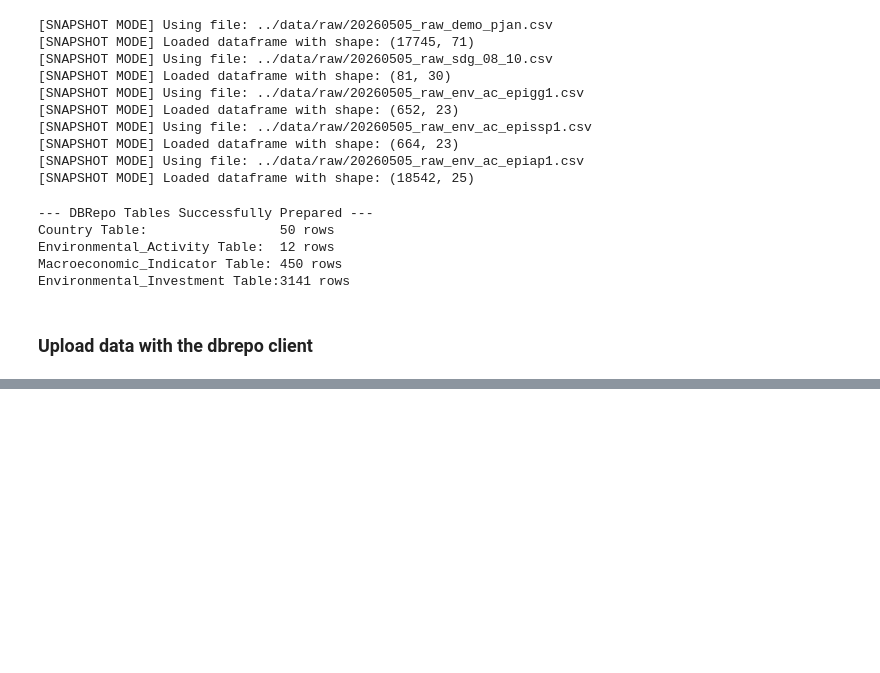
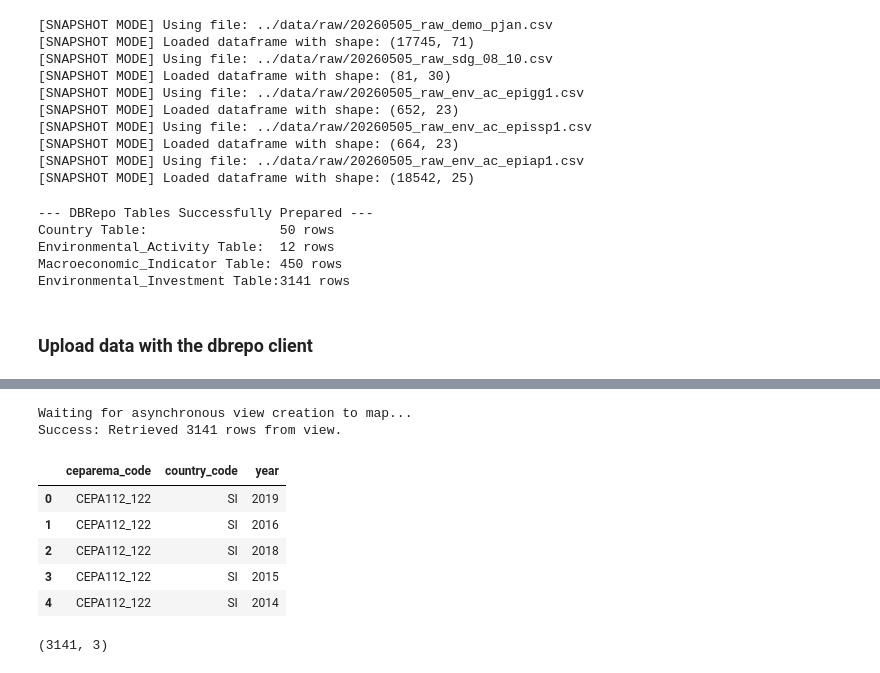
Before and after one commit to danielwrnr/Environmental_Protection_Investment_Analysis, a Jupyter notebook: notebooks/dbrepo_upload.ipynb, the cells around one changed output, grey strips where cells are left out. Drawn from its saved outputs; the diff is of its cells as text; code cells hidden in the pictures; blank space fills up the shorter version.

```diff
--- a/notebooks/dbrepo_upload.ipynb
+++ b/notebooks/dbrepo_upload.ipynb
@@ -875,0 +922,41 @@ except Exception as e:
+# %%
+# v_investment_sector_breakdown
+VIEW_ID = "8ac3cee3-d451-4ee0-a2f5-b9d330f197ae"
+
+print("Waiting for asynchronous view creation to map...")
+time.sleep(5)
+
+for attempt in range(10):
+    try:
+        df_view = client.get_view_data(
+            database_id=DATABASE_ID,
+            view_id=VIEW_ID,
+            page=0,
+            size=1000000
+        )
+
+        print(f"Success: Retrieved {len(df_view)} rows from view.")
+        break
+
+    except Exception as e:
+        if "204" in str(e):
+            print(f"Attempt {attempt + 1}/10: View not ready yet. Waiting...")
+            time.sleep(5)
+        else:
+            raise
+
+else:
+    raise RuntimeError("View was not available after 10 attempts.")
+
+display(df_view.head())
+print(df_view.shape)
+# %% [output]
+Waiting for asynchronous view creation to map...
+Success: Retrieved 3141 rows from view.
+|  | ceparema_code | country_code | year |
+| 0 | CEPA112_122 | SI | 2019 |
+| 1 | CEPA112_122 | SI | 2016 |
+| 2 | CEPA112_122 | SI | 2018 |
+| 3 | CEPA112_122 | SI | 2015 |
+| 4 | CEPA112_122 | SI | 2014 |
+(3141, 3)
```
Also changed, not shown: parts of 4 cells of this notebook, 1 other file.
